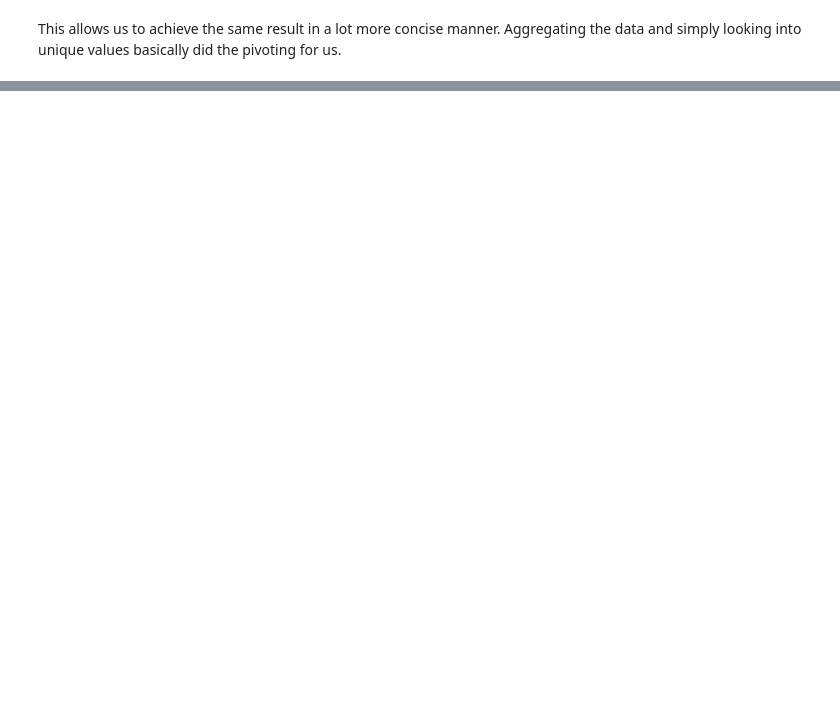
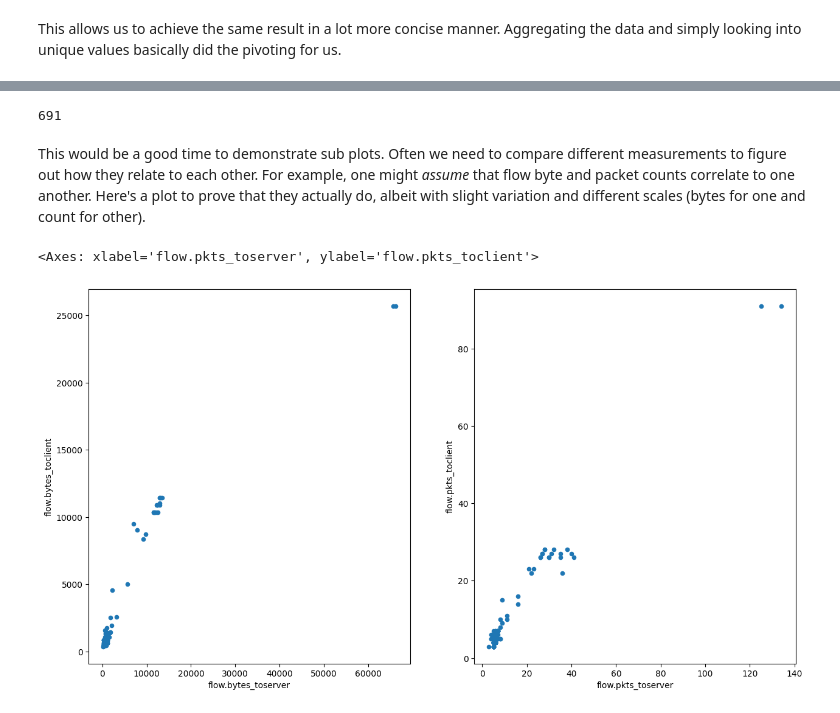
Before and after one commit to StamusNetworks/suricata-analytics, a Jupyter notebook: jupyter/Notebooks/JupyterPlaybooksForSuricata.ipynb, the cells around one changed output, grey strips where cells are left out. Drawn from its saved outputs; the diff is of its cells as text; code cells hidden in the pictures; blank space fills up the shorter version.

```diff
--- a/jupyter/Notebooks/JupyterPlaybooksForSuricata.ipynb
+++ b/jupyter/Notebooks/JupyterPlaybooksForSuricata.ipynb
@@ -956,0 +1122,20 @@ This allows us to achieve the same result in a lot more concise manner. Aggregat
+# %%
+DF_FLOW = (
+    DF
+    .loc[DF.event_type == "flow"]
+    .loc[DF.app_proto == "http"]
+    [["flow_id", "app_proto", "flow.bytes_toserver", "flow.bytes_toclient", "flow.pkts_toserver", "flow.pkts_toclient"]]
+)
+# %%
+len(DF_FLOW)
+# %% [output]
+691
+# %% [markdown]
+This would be a good time to demonstrate sub plots. Often we need to compare different measurements to figure out how they relate to each other. For example, one might *assume* that flow byte and packet counts correlate to one another. Here's a plot to prove that they actually do, albeit with slight variation and different scales (bytes for one and count for other).
+# %%
+fig, axes = plt.subplots(nrows=1, ncols=2, figsize=(15,8))
+DF_FLOW.plot.scatter(x="flow.bytes_toserver", y="flow.bytes_toclient", ax=axes[0])
+DF_FLOW.plot.scatter(x="flow.pkts_toserver", y="flow.pkts_toclient", ax=axes[1])
+# %% [output]
+<Axes: xlabel='flow.pkts_toserver', ylabel='flow.pkts_toclient'>
+[figure, added]
```
Also changed, not shown: parts of 122 cells of this notebook, 1 other file.
